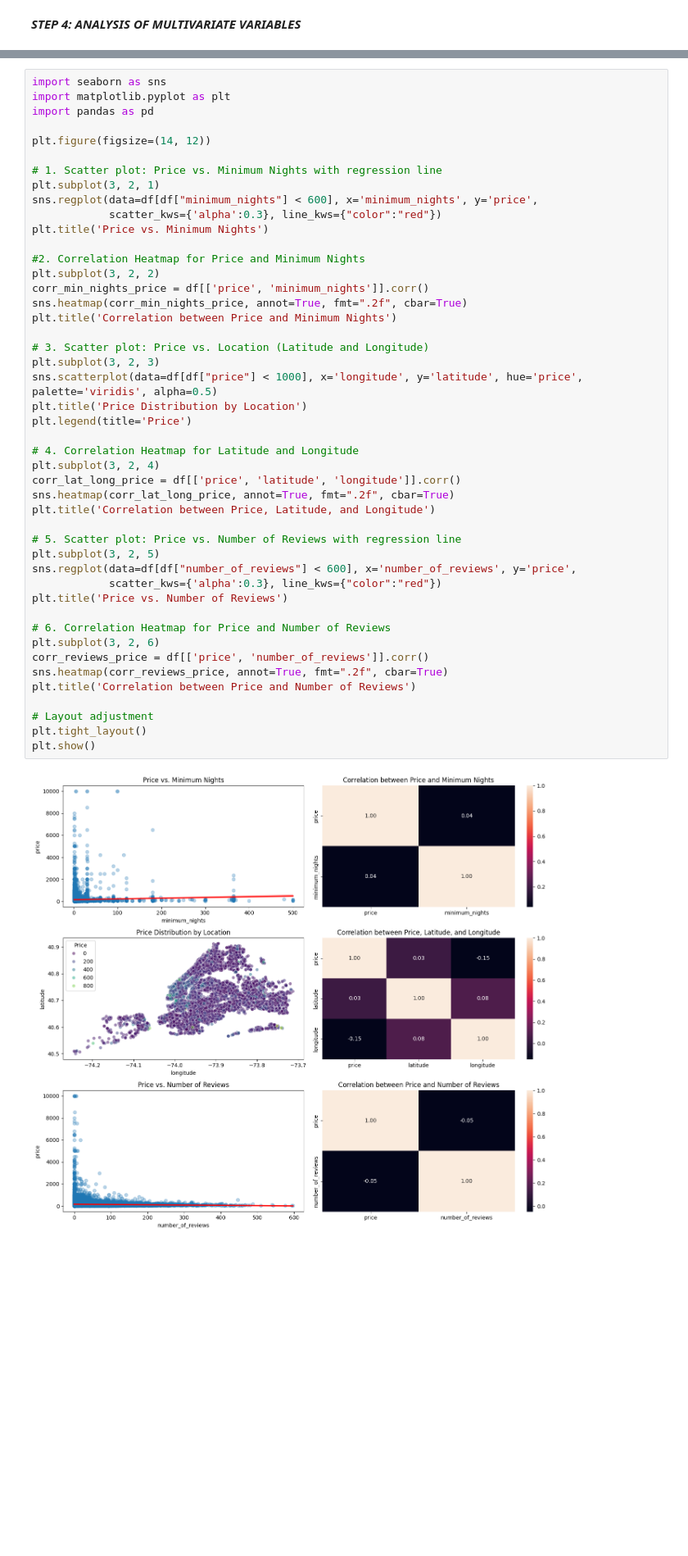
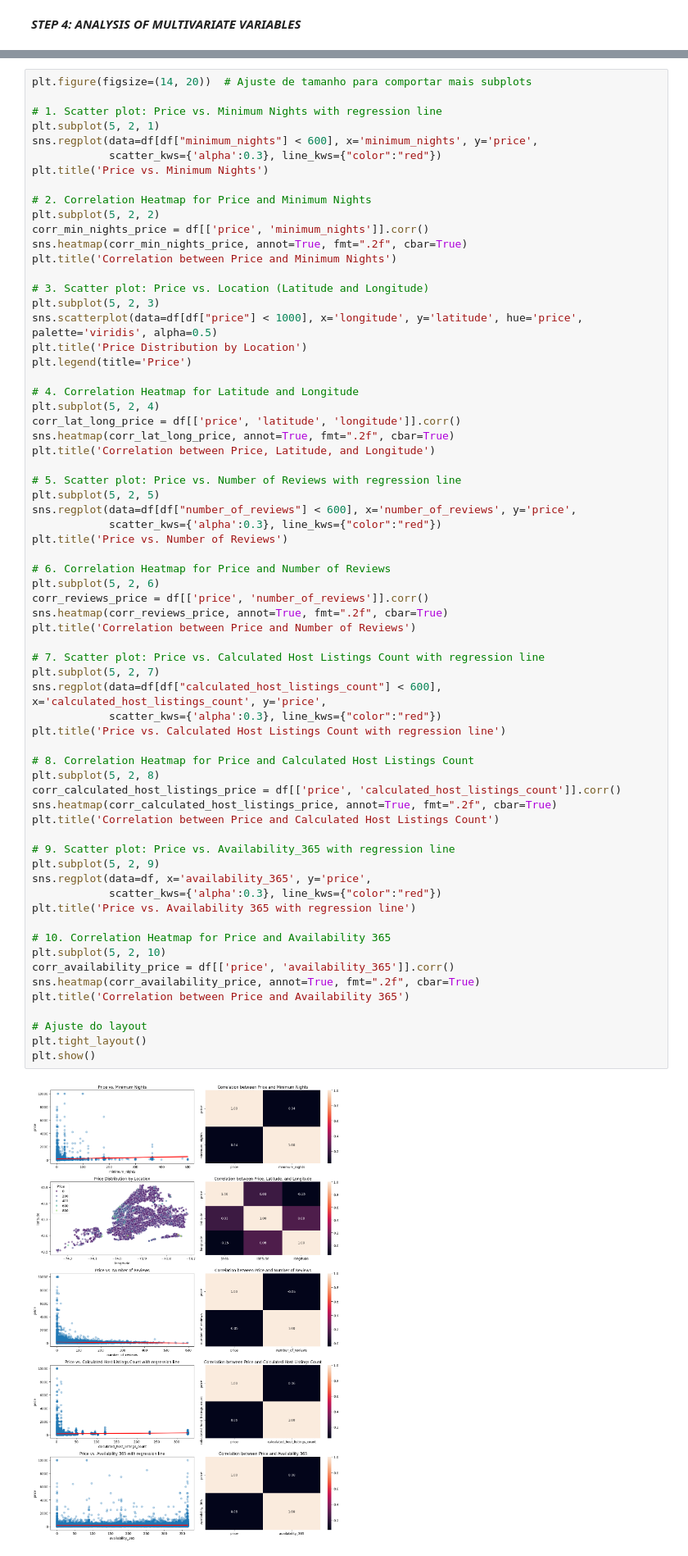
Before and after one commit to RitaViegas/RitaViegas---machine-learning-python-template, a Jupyter notebook: src/explore.ipynb, the cells around one changed output, grey strips where cells are left out. Shown at 82% size. Drawn from its saved outputs; the diff is of its cells as text; blank space fills up the shorter version.

```diff
--- a/src/explore.ipynb
+++ b/src/explore.ipynb
@@ -265,53 +295,73 @@ plt.show()
 
 Since we are faced with an Airbnb dataset, the variable of interest for this bivariate analysis could be **price**, as it is a ***continuous numerical*** variable that is ***central*** to the context of accommodation. Analyzing how price varies in relation to other variables can help us understand which factors most influence rental prices.
 # %%
-import seaborn as sns
-import matplotlib.pyplot as plt
-import pandas as pd
-
-plt.figure(figsize=(14, 12))
+plt.figure(figsize=(14, 20))  # Ajuste de tamanho para comportar mais subplots
 
 # 1. Scatter plot: Price vs. Minimum Nights with regression line
-plt.subplot(3, 2, 1)
+plt.subplot(5, 2, 1)
 sns.regplot(data=df[df["minimum_nights"] < 600], x='minimum_nights', y='price',
             scatter_kws={'alpha':0.3}, line_kws={"color":"red"})
 plt.title('Price vs. Minimum Nights')
 
-#2. Correlation Heatmap for Price and Minimum Nights
-plt.subplot(3, 2, 2)
+# 2. Correlation Heatmap for Price and Minimum Nights
+plt.subplot(5, 2, 2)
 corr_min_nights_price = df[['price', 'minimum_nights']].corr()
 sns.heatmap(corr_min_nights_price, annot=True, fmt=".2f", cbar=True)
 plt.title('Correlation between Price and Minimum Nights')
 
 # 3. Scatter plot: Price vs. Location (Latitude and Longitude)
-plt.subplot(3, 2, 3)
+plt.subplot(5, 2, 3)
 sns.scatterplot(data=df[df["price"] < 1000], x='longitude', y='latitude', hue='price', palette='viridis', alpha=0.5)
 plt.title('Price Distribution by Location')
 plt.legend(title='Price')
 
 # 4. Correlation Heatmap for Latitude and Longitude
-plt.subplot(3, 2, 4)
+plt.subplot(5, 2, 4)
 corr_lat_long_price = df[['price', 'latitude', 'longitude']].corr()
 sns.heatmap(corr_lat_long_price, annot=True, fmt=".2f", cbar=True)
 plt.title('Correlation between Price, Latitude, and Longitude')
 
 # 5. Scatter plot: Price vs. Number of Reviews with regression line
-plt.subplot(3, 2, 5)
+plt.subplot(5, 2, 5)
 sns.regplot(data=df[df["number_of_reviews"] < 600], x='number_of_reviews', y='price',
             scatter_kws={'alpha':0.3}, line_kws={"color":"red"})
 plt.title('Price vs. Number of Reviews')
 
 # 6. Correlation Heatmap for Price and Number of Reviews
-plt.subplot(3, 2, 6)
+plt.subplot(5, 2, 6)
 corr_reviews_price = df[['price', 'number_of_reviews']].corr()
 sns.heatmap(corr_reviews_price, annot=True, fmt=".2f", cbar=True)
 plt.title('Correlation between Price and Number of Reviews')
 
-# Layout adjustment
+# 7. Scatter plot: Price vs. Calculated Host Listings Count with regression line
+plt.subplot(5, 2, 7)
+sns.regplot(data=df[df["calculated_host_listings_count"] < 600], x='calculated_host_listings_count', y='price',
+            scatter_kws={'alpha':0.3}, line_kws={"color":"red"})
+plt.title('Price vs. Calculated Host Listings Count with regression line')
+
+# 8. Correlation Heatmap for Price and Calculated Host Listings Count
+plt.subplot(5, 2, 8)
+corr_calculated_host_listings_price = df[['price', 'calculated_host_listings_count']].corr()
+sns.heatmap(corr_calculated_host_listings_price, annot=True, fmt=".2f", cbar=True)
+plt.title('Correlation between Price and Calculated Host Listings Count')
+
+# 9. Scatter plot: Price vs. Availability_365 with regression line
+plt.subplot(5, 2, 9)
+sns.regplot(data=df, x='availability_365', y='price',
+            scatter_kws={'alpha':0.3}, line_kws={"color":"red"})
+plt.title('Price vs. Availability 365 with regression line')
+
+# 10. Correlation Heatmap for Price and Availability 365
+plt.subplot(5, 2, 10)
+corr_availability_price = df[['price', 'availability_365']].corr()
+sns.heatmap(corr_availability_price, annot=True, fmt=".2f", cbar=True)
+plt.title('Correlation between Price and Availability 365')
+
+# Ajuste do layout
 plt.tight_layout()
 plt.show()
 # %% [output]
-[figure, old version]
+[figure, new version]
 # %% [markdown]
 #### Statements
 
```
Also changed, not shown: parts of 44 cells of this notebook, 22 other files.
